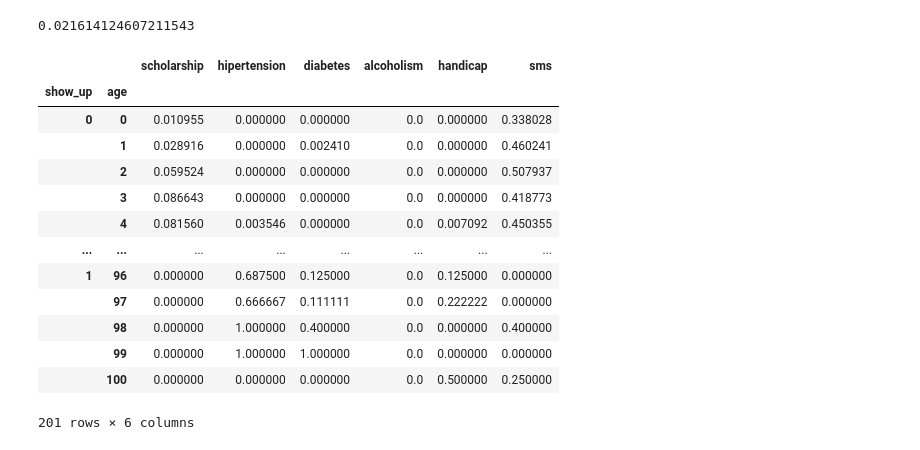
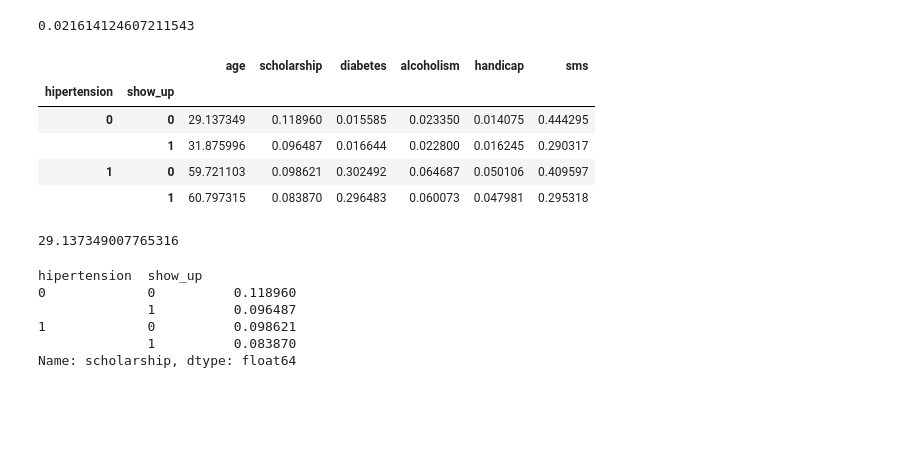
Before and after one commit to annesteinbach/supervised_learning_implementation, a Jupyter notebook: supervised_learning.ipynb, the cells around one changed output. Cells and saved outputs as stored; diff of their text form; code cells hidden in the pictures; blank space fills up the shorter version.

```diff
--- a/supervised_learning.ipynb
+++ b/supervised_learning.ipynb
@@ -140,0 +149,4 @@ df.show_up = df.show_up.astype(int)
+# %%
+df.gender = df.gender.str.replace('F','0')
+df.gender = df.gender.str.replace('M','1')
+df.gender = df.gender.astype(int)
@@ -329,17 +365,23 @@ scholar_diff
+# %%
+diff_mean_detail = df.groupby(['hipertension', 'show_up']).mean()
+diff_mean_detail
+# %% [output]
+|  |  | age | scholarship | diabetes | alcoholism | handicap | sms |
+| hipertension | show_up |  |  |  |  |  |  |
+| 0 | 0 | 29.137349 | 0.118960 | 0.015585 | 0.023350 | 0.014075 | 0.444295 |
+|  | 1 | 31.875996 | 0.096487 | 0.016644 | 0.022800 | 0.016245 | 0.290317 |
+| 1 | 0 | 59.721103 | 0.098621 | 0.302492 | 0.064687 | 0.050106 | 0.409597 |
+|  | 1 | 60.797315 | 0.083870 | 0.296483 | 0.060073 | 0.047981 | 0.295318 |
+# %%
+diff_mean_detail['age'][0][0]
+# %% [output]
+29.137349007765316
 # %%
-df.groupby(['show_up', 'age']).mean()
+df.groupby(['hipertension', 'show_up'])['scholarship'].mean()
 # %% [output]
-|  |  | scholarship | hipertension | diabetes | alcoholism | handicap | sms |
-| show_up | age |  |  |  |  |  |  |
-| 0 | 0 | 0.010955 | 0.000000 | 0.000000 | 0.0 | 0.000000 | 0.338028 |
-|  | 1 | 0.028916 | 0.000000 | 0.002410 | 0.0 | 0.000000 | 0.460241 |
-|  | 2 | 0.059524 | 0.000000 | 0.000000 | 0.0 | 0.000000 | 0.507937 |
-|  | 3 | 0.086643 | 0.000000 | 0.000000 | 0.0 | 0.000000 | 0.418773 |
-|  | 4 | 0.081560 | 0.003546 | 0.000000 | 0.0 | 0.007092 | 0.450355 |
-| ... | ... | ... | ... | ... | ... | ... | ... |
-| 1 | 96 | 0.000000 | 0.687500 | 0.125000 | 0.0 | 0.125000 | 0.000000 |
-|  | 97 | 0.000000 | 0.666667 | 0.111111 | 0.0 | 0.222222 | 0.000000 |
-|  | 98 | 0.000000 | 1.000000 | 0.400000 | 0.0 | 0.000000 | 0.400000 |
-|  | 99 | 0.000000 | 1.000000 | 1.000000 | 0.0 | 0.000000 | 0.000000 |
-|  | 100 | 0.000000 | 0.000000 | 0.000000 | 0.0 | 0.500000 | 0.250000 |
-201 rows × 6 columns
+hipertension  show_up
+0             0          0.118960
+              1          0.096487
+1             0          0.098621
+              1          0.083870
+Name: scholarship, dtype: float64
```
Also changed, not shown: parts of 10 cells of this notebook.
